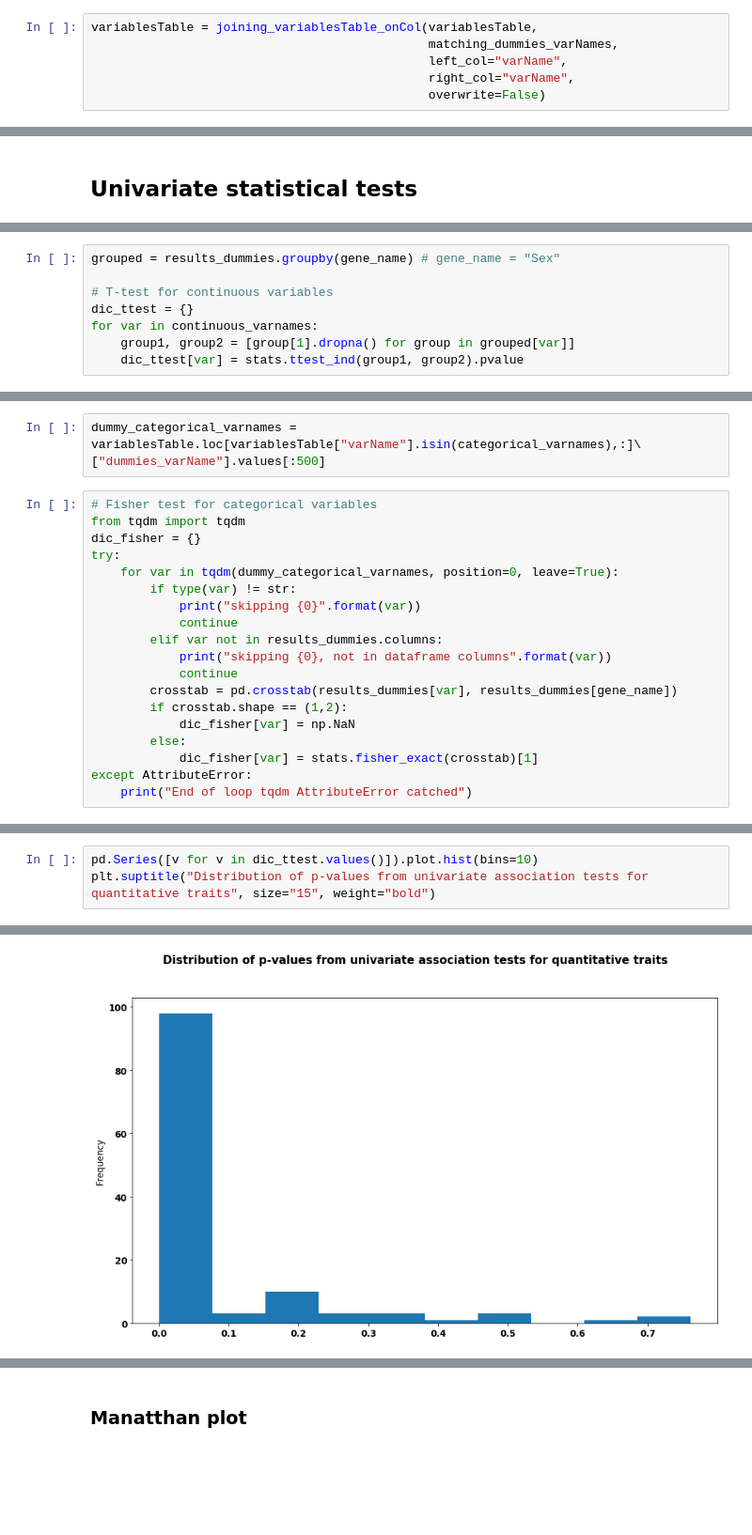
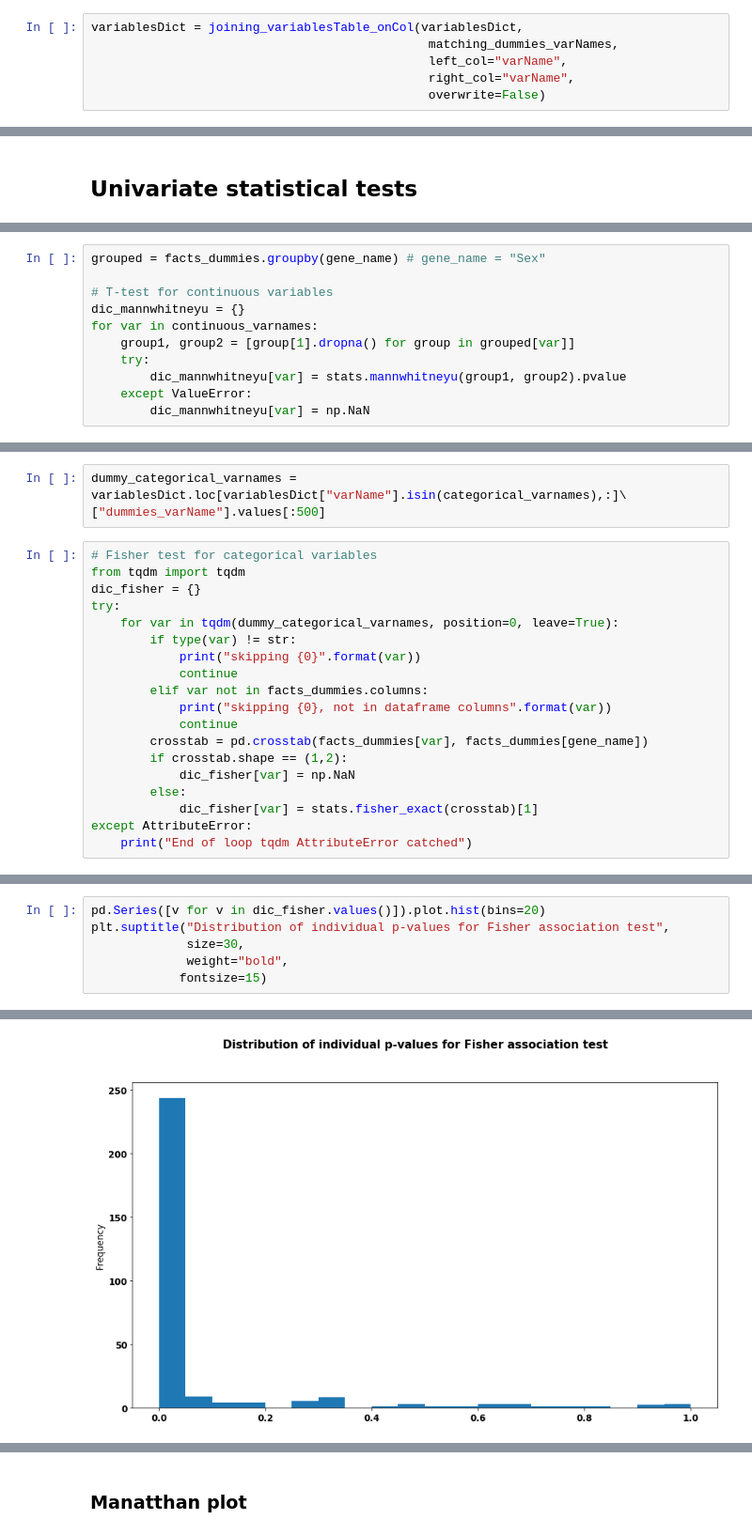
Before and after one commit to hms-dbmi/PIC-SURE_API-BioDataCatalyst-examples, a Jupyter notebook: PheWAS_py.ipynb, the cells around one changed output, grey strips where cells are left out. Shown at 94% size. Drawn from its saved outputs; the diff is of its cells as text; blank space fills up the shorter version.

```diff
--- a/PheWAS_py.ipynb
+++ b/PheWAS_py.ipynb
@@ -295,5 +492,5 @@ matching_dummies_varNames = match_dummies_to_varNames(facts.columns,
 # %%
-variablesTable = joining_variablesTable_onCol(variablesTable,
+variablesDict = joining_variablesTable_onCol(variablesDict,
                                               matching_dummies_varNames,
                                               left_col="varName",
                                               right_col="varName",
@@ -318,8 +518,11 @@ variablesTable.head(5)
 # %%
-grouped = results_dummies.groupby(gene_name) # gene_name = "Sex"
+grouped = facts_dummies.groupby(gene_name) # gene_name = "Sex"
 
 # T-test for continuous variables
-dic_ttest = {}
+dic_mannwhitneyu = {}
 for var in continuous_varnames:
     group1, group2 = [group[1].dropna() for group in grouped[var]]
-    dic_ttest[var] = stats.ttest_ind(group1, group2).pvalue
+    try:
+        dic_mannwhitneyu[var] = stats.mannwhitneyu(group1, group2).pvalue
+    except ValueError:
+        dic_mannwhitneyu[var] = np.NaN
@@ -344,5 +531,5 @@ pprint([(k, v) for k, v in dic_ttest.items()][:5])
 # %%
-dummy_categorical_varnames = variablesTable.loc[variablesTable["varName"].isin(categorical_varnames),:]\
+dummy_categorical_varnames = variablesDict.loc[variablesDict["varName"].isin(categorical_varnames),:]\
 ["dummies_varName"].values[:500]
 # %%
 # Fisher test for categorical variables
@@ -353,10 +540,10 @@ try:
         if type(var) != str:
             print("skipping {0}".format(var))
             continue
-        elif var not in results_dummies.columns:
+        elif var not in facts_dummies.columns:
             print("skipping {0}, not in dataframe columns".format(var))
             continue
-        crosstab = pd.crosstab(results_dummies[var], results_dummies[gene_name])
+        crosstab = pd.crosstab(facts_dummies[var], facts_dummies[gene_name])
         if crosstab.shape == (1,2):
             dic_fisher[var] = np.NaN
         else:
@@ -373,4 +581,7 @@ skipping nan
 # %%
-pd.Series([v for v in dic_ttest.values()]).plot.hist(bins=10)
-plt.suptitle("Distribution of p-values from univariate association tests for quantitative traits", size="15", weight="bold")
+pd.Series([v for v in dic_fisher.values()]).plot.hist(bins=20)
+plt.suptitle("Distribution of individual p-values for Fisher association test",
+             size=30,
+             weight="bold",
+            fontsize=15)
 # %% [output]
@@ -378 +589 @@ Text(0.5, 0.98, 'Distribution of p-values from univariate association tests for
-[figure, old version]
+[figure, new version]
```
Also changed, not shown: parts of 178 cells of this notebook, 4 other files.
